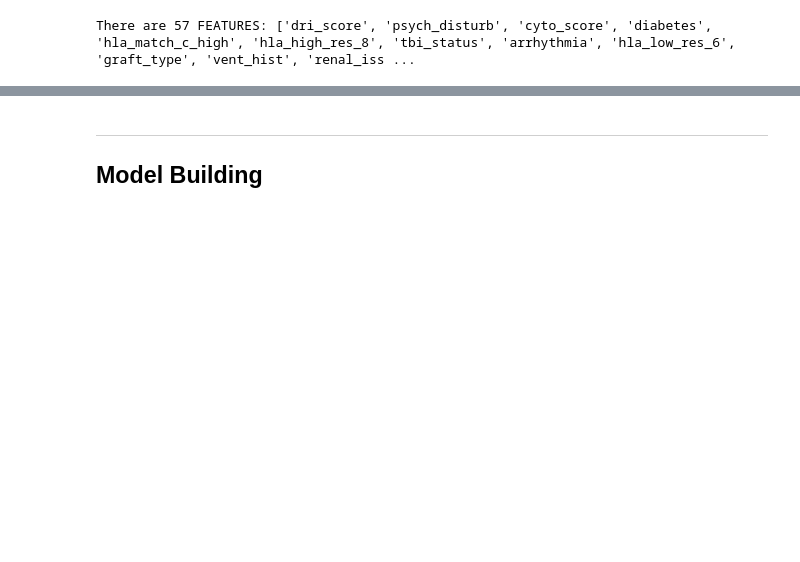
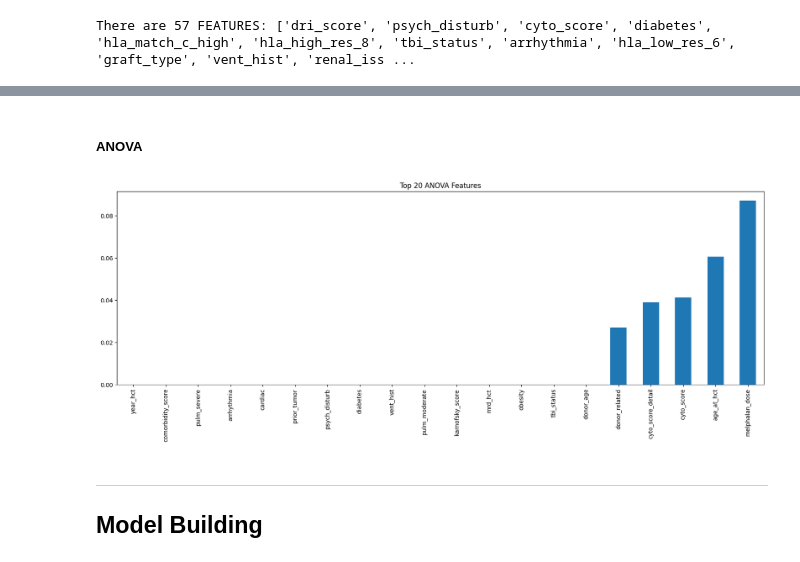
Before and after one commit to Akma86/CIBMTR---Equity-in-post-HCT-Survival-Predictions, a Jupyter notebook: main.ipynb, the cells around one changed output, grey strips where cells are left out. Saved outputs shown, nothing was run; the diff lists cells and outputs as text; code cells hidden in the pictures; blank space fills up the shorter version.

```diff
--- a/main.ipynb
+++ b/main.ipynb
@@ -314,0 +387,21 @@ Fitur efs_time tidak dalam rentang 0 hingga 1, tidak diterapkan logit.
+# %% [markdown]
+##### ANOVA
+# %%
+from sklearn.feature_selection import f_classif
+# Melakukan ANOVA
+f_stat, p_values = f_classif(X_train, y_train)
+
+# Membuat Series dari p_values dan mengurutkan berdasarkan nilai p terkecil
+p_values = pd.Series(p_values)
+p_values.index = X_train.columns
+p_values_sorted = p_values.sort_values(ascending=True)
+
+# Pilih 20 fitur dengan nilai p terkecil
+selected_features = p_values_sorted.head(5).index.tolist()
+
+# Menampilkan grafik fitur yang dipilih
+p_values_sorted.head(20).plot.bar(figsize=(20, 6))
+plt.title("Top 20 ANOVA Features")
+plt.show()
+# %% [output]
+[figure, added]
```
Also changed, not shown: parts of 20 cells of this notebook, 3 other files.
